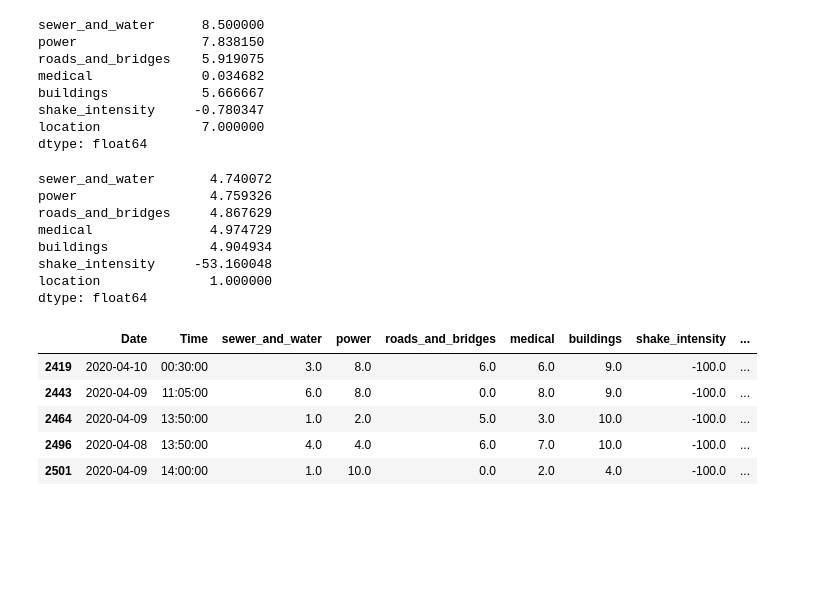
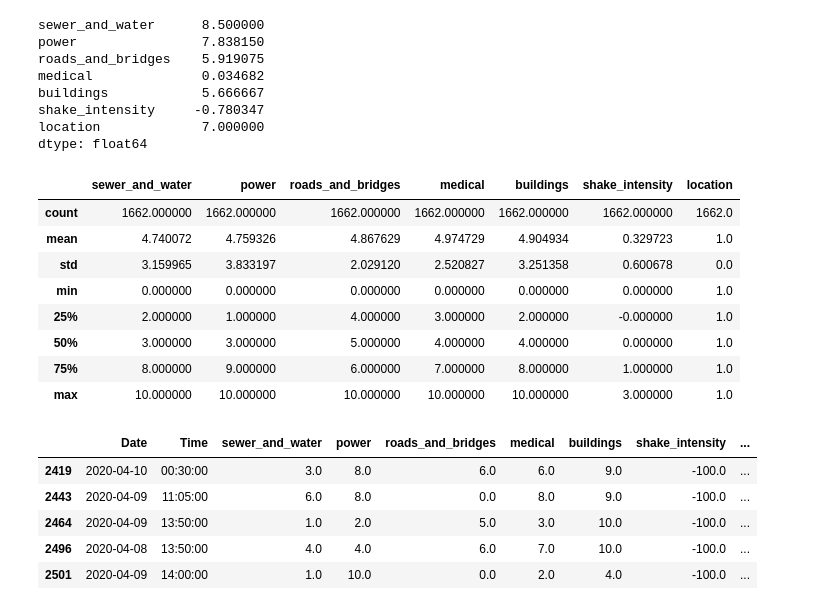
Before and after one commit to VivekUdupa/Vast2019, a Jupyter notebook: Cleaning/MC1_Cleaning.ipynb, the cells around one changed output. Cells and saved outputs as stored; diff of their text form; code cells hidden in the pictures; blank space fills up the shorter version.

```diff
--- a/Cleaning/MC1_Cleaning.ipynb
+++ b/Cleaning/MC1_Cleaning.ipynb
@@ -207,16 +207,17 @@ location             7.000000
 dtype: float64
 # %%
 loc1 = (df['location']==1)
-df[loc1].mean()
+df[loc1].describe()
 # %% [output]
-sewer_and_water       4.740072
-power                 4.759326
-roads_and_bridges     4.867629
-medical               4.974729
-buildings             4.904934
-shake_intensity     -53.160048
-location              1.000000
-dtype: float64
+|  | sewer_and_water | power | roads_and_bridges | medical | buildings | shake_intensity | location |
+| count | 1662.000000 | 1662.000000 | 1662.000000 | 1662.000000 | 1662.000000 | 1662.000000 | 1662.0 |
+| mean | 4.740072 | 4.759326 | 4.867629 | 4.974729 | 4.904934 | 0.329723 | 1.0 |
+| std | 3.159965 | 3.833197 | 2.029120 | 2.520827 | 3.251358 | 0.600678 | 0.0 |
+| min | 0.000000 | 0.000000 | 0.000000 | 0.000000 | 0.000000 | 0.000000 | 1.0 |
+| 25% | 2.000000 | 1.000000 | 4.000000 | 3.000000 | 2.000000 | -0.000000 | 1.0 |
+| 50% | 3.000000 | 3.000000 | 5.000000 | 4.000000 | 4.000000 | 0.000000 | 1.0 |
+| 75% | 8.000000 | 9.000000 | 6.000000 | 7.000000 | 8.000000 | 1.000000 | 1.0 |
+| max | 10.000000 | 10.000000 | 10.000000 | 10.000000 | 10.000000 | 3.000000 | 1.0 |
 # %%
 loc4 = (df['location']==4)
 loc4_abs = df[loc4][df['medical']!=0]
```
Also changed, not shown: 1 other file.
